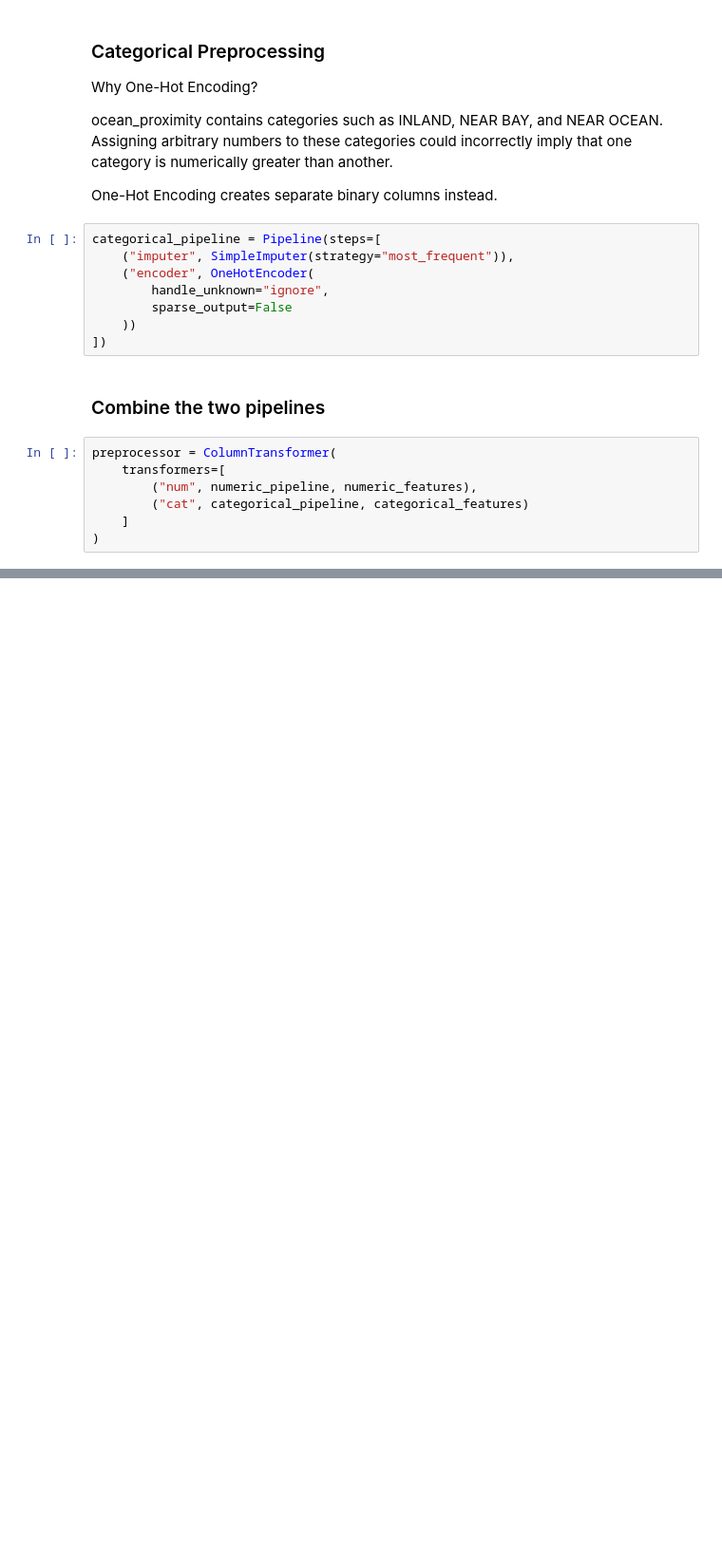
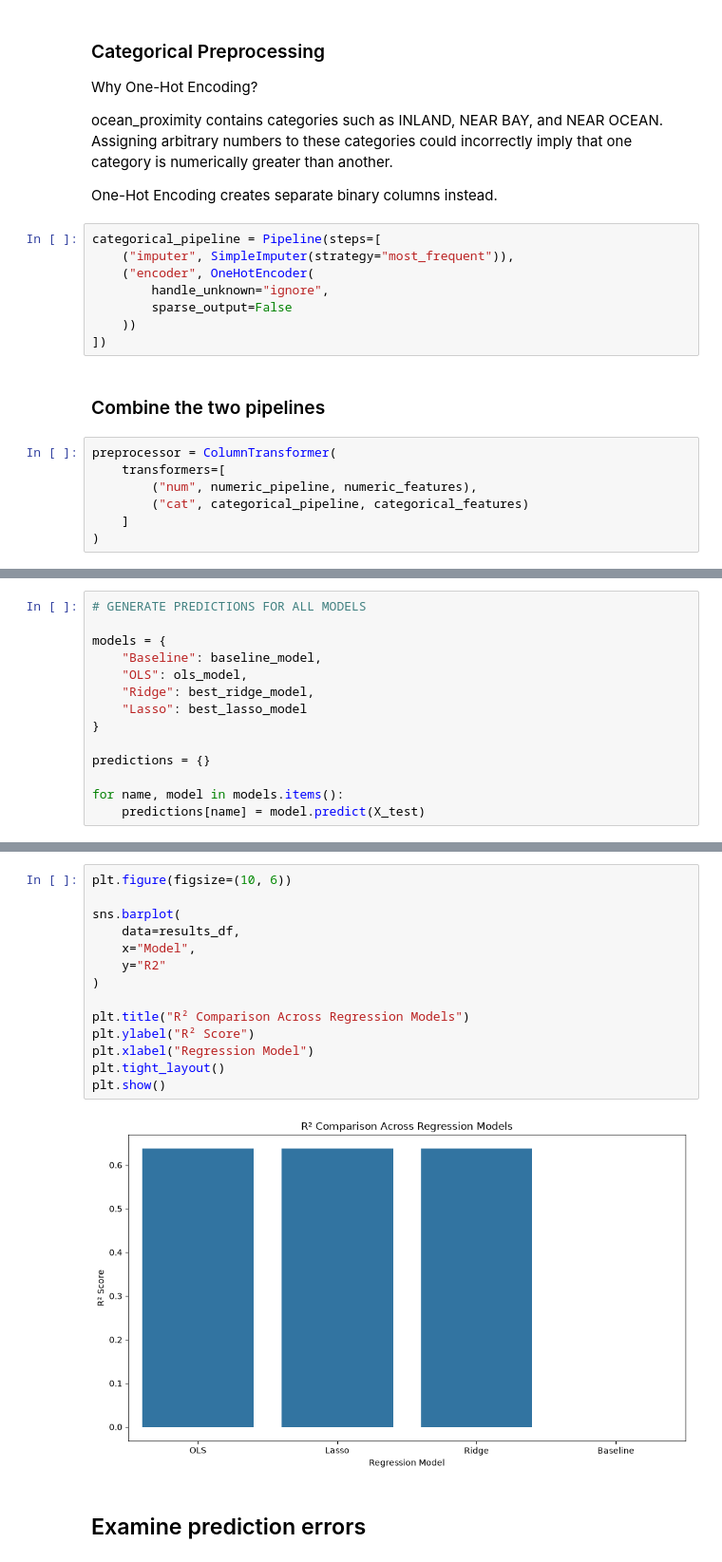
Before and after one commit to timomugishan8-ai/Datheon_Machine_Learning_and_Data_Science_Internship., a Jupyter notebook: Real-Estate House Price Prediction/notebooks/03_regression_modeling.ipynb, the cells around one changed output, grey strips where cells are left out. Shown at 95% size. Saved outputs shown, nothing was run; the diff lists cells and outputs as text; blank space fills up the shorter version.

```diff
--- a/Real-Estate House Price Prediction/notebooks/03_regression_modeling.ipynb
+++ b/Real-Estate House Price Prediction/notebooks/03_regression_modeling.ipynb
@@ -142,0 +286,14 @@ preprocessor = ColumnTransformer(
+# %%
+# GENERATE PREDICTIONS FOR ALL MODELS
+
+models = {
+    "Baseline": baseline_model,
+    "OLS": ols_model,
+    "Ridge": best_ridge_model,
+    "Lasso": best_lasso_model
+}
+
+predictions = {}
+
+for name, model in models.items():
+    predictions[name] = model.predict(X_test)
@@ -142,0 +349,18 @@ preprocessor = ColumnTransformer(
+# %%
+plt.figure(figsize=(10, 6))
+
+sns.barplot(
+    data=results_df,
+    x="Model",
+    y="R2"
+)
+
+plt.title("R² Comparison Across Regression Models")
+plt.ylabel("R² Score")
+plt.xlabel("Regression Model")
+plt.tight_layout()
+plt.show()
+# %% [output]
+[figure, added]
+# %% [markdown]
+## Examine prediction errors
```
Also changed, not shown: parts of 15 cells of this notebook.
